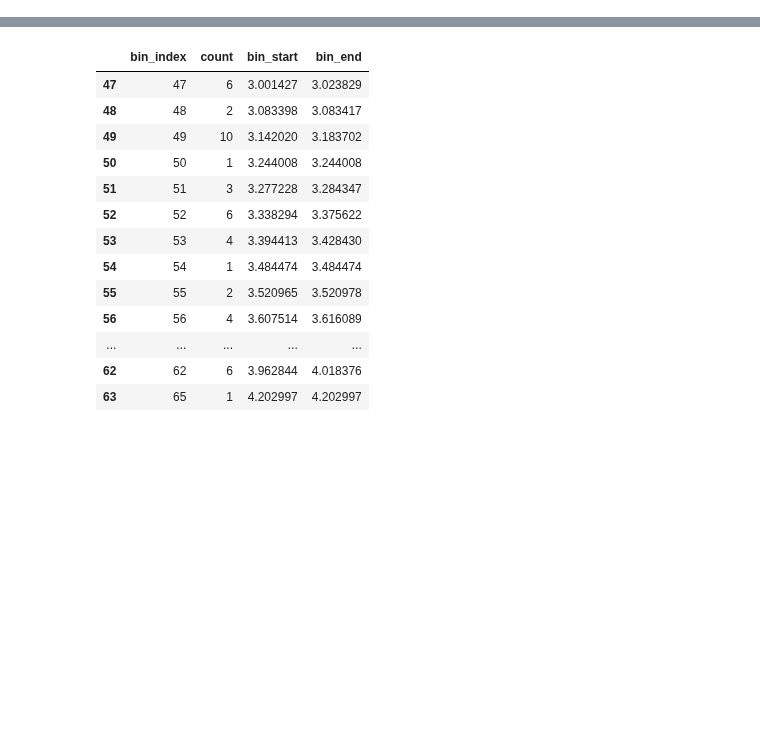
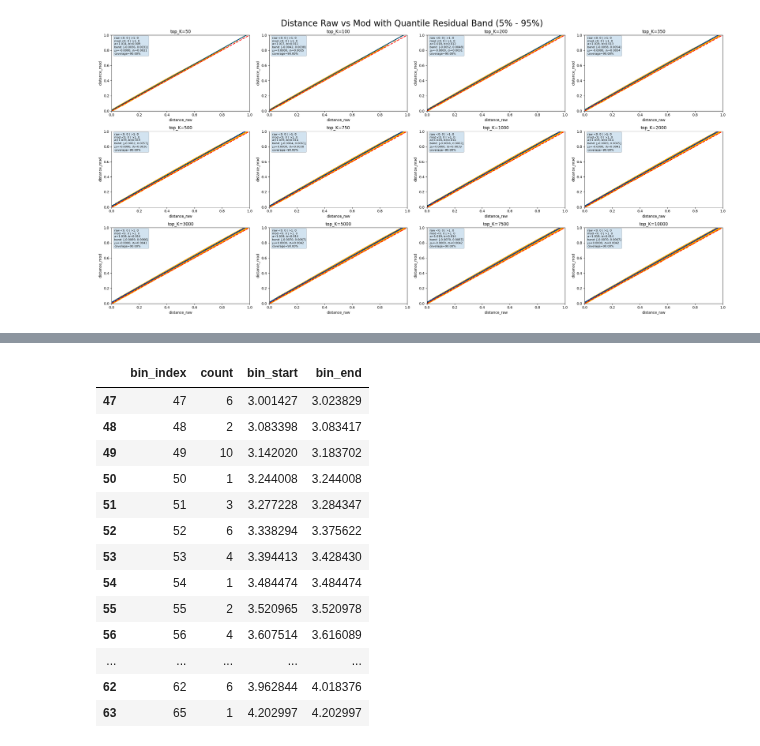
Before and after one commit to dangtom700/StudyApp_V2_May18_2024, a Jupyter notebook: scripts/main.ipynb, the cells around one changed output, grey strips where cells are left out. Saved outputs shown, nothing was run; the diff lists cells and outputs as text; code cells hidden in the pictures; blank space fills up the shorter version.

```diff
--- a/scripts/main.ipynb
+++ b/scripts/main.ipynb
@@ -127,0 +164,100 @@ plt.show()
+# %%
+import matplotlib.pyplot as plt
+import numpy as np
+
+TOP_K = sorted(data['top_K'].unique())
+
+n_cols = 4
+n_rows = 3
+q_low, q_high = 0.05, 0.95
+
+fig, axes = plt.subplots(n_rows, n_cols, figsize=(25, 12))
+axes = axes.flatten()
+
+data_less_1 = data[(data['distance_raw'] <= 1) & (data['distance_mod'] <= 1)].reset_index(drop=True)
+
+for i, top_k in enumerate(TOP_K):
+    ax = axes[i]
+    subset = data_less_1[data_less_1['top_K'] == top_k]
+
+    raw = subset['distance_raw']
+    mod = subset['distance_mod']
+
+    # Count out-of-bounds
+    raw_below = (raw < 0).sum()
+    raw_above = (raw > 1).sum()
+    mod_below = (mod < 0).sum()
+    mod_above = (mod > 1).sum()
+
+    # Scatter
+    ax.scatter(raw, mod, alpha=0.4, s=10, color='orange')
+
+    # Reference line y = x
+    x = np.linspace(0, 1, 200)
+    ax.plot(x, x, linestyle='--', linewidth=2, color='red')
+
+    # Fit linear model
+    a, b = np.polyfit(raw, mod, 1)
+
+    y_center = a * x + b
+
+    # Residuals
+    residuals = mod - (a * raw + b)
+
+    # Quantile band (robust)
+    r_low = np.quantile(residuals, q_low)
+    r_high = np.quantile(residuals, q_high)
+
+    # Band lines
+    y1 = np.clip(y_center + r_low, 0, 1)
+    y2 = np.clip(y_center + r_high, 0, 1)
+
+    ax.plot(x, y_center, linewidth=2, label='fit', color='blue')
+    ax.plot(x, y1, linestyle='--', linewidth=1, color='green', label=f'{int(q_low*100)}% quantile')
+    ax.plot(x, y2, linestyle='--', linewidth=1, color='green', label=f'{int(q_high*100)}% quantile')
+    ax.fill_between(x, y1, y2, alpha=0.1)
+
+    # Coverage
+    y_pred = a * raw + b
+    inside = ((mod >= y_pred + r_low) &
+              (mod <= y_pred + r_high)).mean()
+
+    # Residual stats
+    r_std = residuals.std()
+    r_mean = residuals.mean()
+
+    # Labels
+    ax.set_title(f'top_K={top_k}')
+    ax.set_xlabel('distance_raw')
+    ax.set_ylabel('distance_mod')
+
+    ax.set_xlim(0, 1)
+    ax.set_ylim(0, 1)
+
+    # Annotation
+    text = (
+        f'raw <0: {raw_below} | >1: {raw_above}\n'
+        f'mod <0: {mod_below} | >1: {mod_above}\n'
+        f'a={a:.3f}, b={b:.3f}\n'
+        f'band: [{r_low:.4f}, {r_high:.4f}]\n'
+        f'$\\mu_r$={r_mean:.4f}, $\\sigma_r$={r_std:.4f}\n'
+        f'coverage={inside:.2%}'
+    )
+
+    ax.text(
+        0.02, 0.98, text,
+        transform=ax.transAxes,
+        va='top',
+        fontsize=8,
+        bbox=dict(boxstyle='round', alpha=0.2)
+    )
+
+# Hide unused
+for j in range(len(TOP_K), len(axes)):
+    axes[j].axis('off')
+
+plt.suptitle(f'Distance Raw vs Mod with Quantile Residual Band ({int(q_low*100)}% - {int(q_high*100)}%)', fontsize=24)
+plt.tight_layout()
+plt.show()
+# %% [output]
+[figure, added]
```
Also changed, not shown: parts of 13 cells of this notebook.
